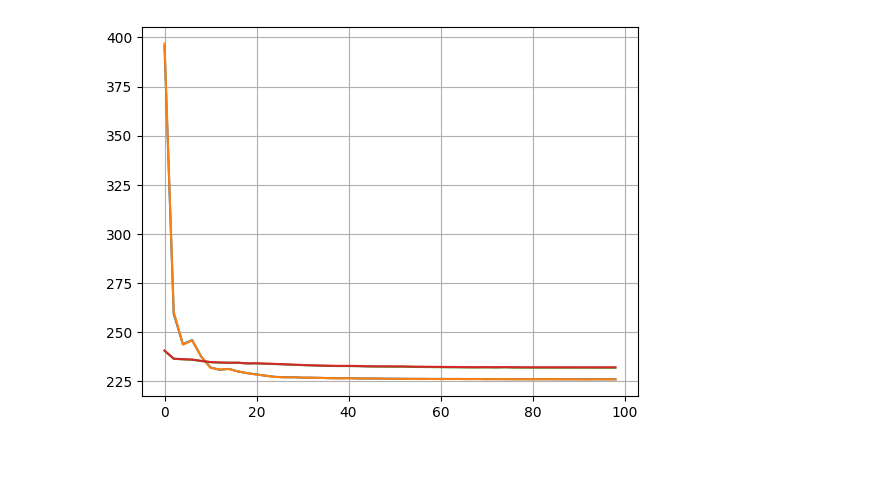
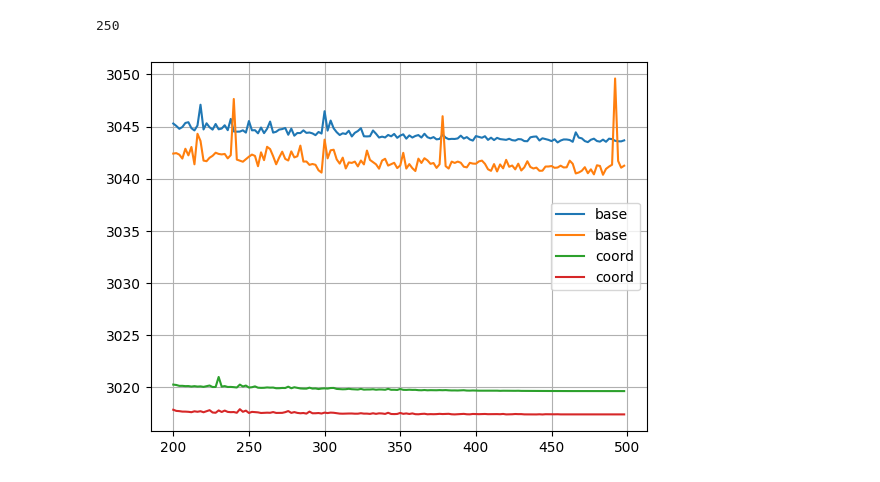
Before and after one commit to marianaw/egnn, a Jupyter notebook: notebooks/results_divein.ipynb, the cells around one changed output. Drawn from its saved outputs; the diff is of its cells as text; code cells hidden in the pictures.

```diff
--- a/notebooks/results_divein.ipynb
+++ b/notebooks/results_divein.ipynb
@@ -10,26 +10,29 @@ path = '/Users/mariana/Documents/projects/Graphs/EGNN_VAE/'
 # %%
 
 # c10 = 'nodes_10_community/exp_1/output.json'
-c30_base_pth = 'nodes_30_community/exp_1/output.json'
-c30_coord_pth = 'nodes_30_community/coord/output.json'
-c30_hid15_pth = 'nodes_30_community/hid15/output.json'
-c30_both_pth = 'nodes_30_community/hid15_coord/output.json'
+base_pth = 'nodes_100_community/no_coord_dim3/output.json'
+coord_pth = 'nodes_100_community/coord_dim3/output.json'
 
-c30_base = json.load(open(os.path.join(path, c30_base_pth), 'r'))
-c30_coord = json.load(open(os.path.join(path, c30_coord_pth), 'r'))
-c30_hid15 = json.load(open(os.path.join(path, c30_hid15_pth), 'r'))
-c30_both = json.load(open(os.path.join(path, c30_both_pth), 'r'))
+base = json.load(open(os.path.join(path, base_pth), 'r'))
+coord = json.load(open(os.path.join(path, coord_pth), 'r'))
+# %%
+len(base['train']['epoch'])
+# %% [output]
+250
 # %%
-plt.plot(c30_base['train']['epoch'], c30_base['train']['loss'])
-plt.plot(c30_base['val']['epoch'], c30_base['val']['loss'])
+k = 100
 
-plt.plot(c30_coord['train']['epoch'], c30_coord['train']['loss'])
-plt.plot(c30_coord['val']['epoch'], c30_coord['val']['loss'])
+plt.plot(base['train']['epoch'][k:], base['train']['loss'][k:], label='base')
+plt.plot(base['val']['epoch'][k:], base['val']['loss'][k:], label='base')
 
+plt.plot(coord['train']['epoch'][k:], coord['train']['loss'][k:], label='coord')
+plt.plot(coord['val']['epoch'][k:], coord['val']['loss'][k:], label='coord')
+
+plt.legend()
 plt.grid()
 plt.show()
 # %% [output]
-[figure, old version]
+[figure, new version]
 # %%
 c10_coord3 = 'nodes_10_community/coord_dim3_2/output.json'
 c10_nocoord3 = 'nodes_10_community/NOcoord_dim3_2/output.json'
```
Also changed, not shown: parts of 6 cells of this notebook, 2 other files.
